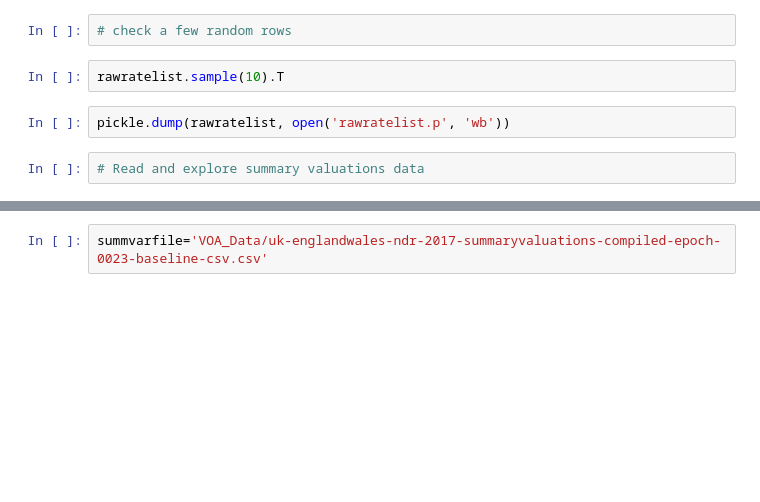
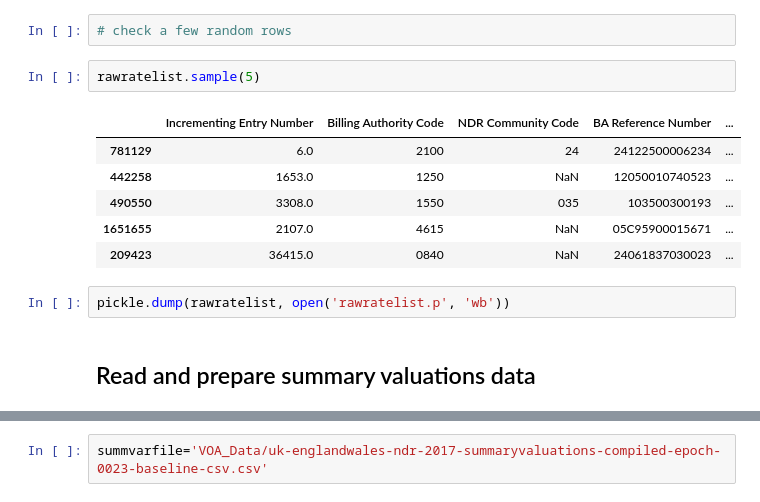
Before and after one commit to pasbury/voa-data-project, a Jupyter notebook: VOA Data Import and Explore 02.ipynb, the cells around one changed output, grey strips where cells are left out. Drawn from its saved outputs; the diff is of its cells as text; blank space fills up the shorter version.

```diff
--- a/VOA Data Import and Explore 02.ipynb
+++ b/VOA Data Import and Explore 02.ipynb
@@ -32,8 +41,15 @@ rawratelist = pd.read_csv(ratelistfile, sep='*', header=None, names=ratelistcols
 # %%
 # check a few random rows
 # %%
-rawratelist.sample(10).T
+rawratelist.sample(5)
+# %% [output]
+|  | Incrementing Entry Number | Billing Authority Code | NDR Community Code | BA Reference Number | ... |
+| 781129 | 6.0 | 2100 | 24 | 24122500006234 | ... |
+| 442258 | 1653.0 | 1250 | NaN | 12050010740523 | ... |
+| 490550 | 3308.0 | 1550 | 035 | 103500300193 | ... |
+| 1651655 | 2107.0 | 4615 | NaN | 05C95900015671 | ... |
+| 209423 | 36415.0 | 0840 | NaN | 24061837030023 | ... |
 # %%
 pickle.dump(rawratelist, open('rawratelist.p', 'wb'))
-# %%
-# Read and explore summary valuations data
+# %% [markdown]
+## Read and prepare summary valuations data
```
Also changed, not shown: parts of 77 cells of this notebook, 2 other files.
